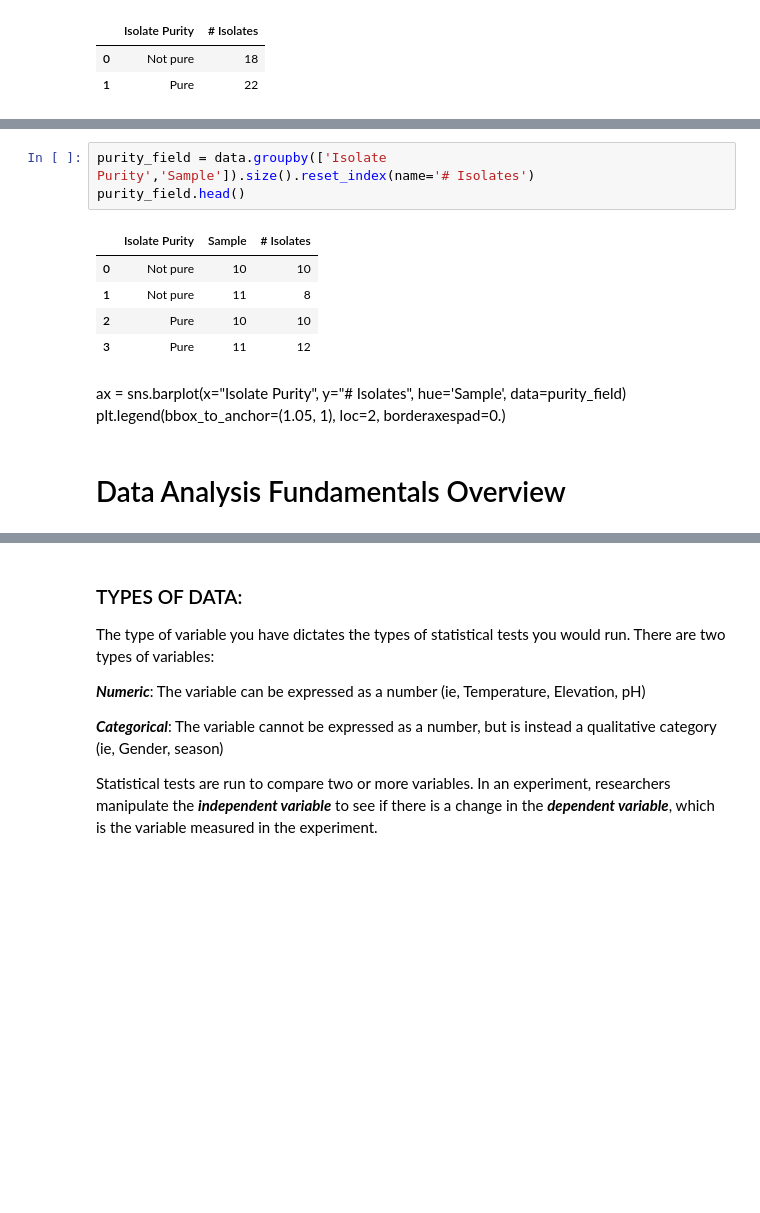
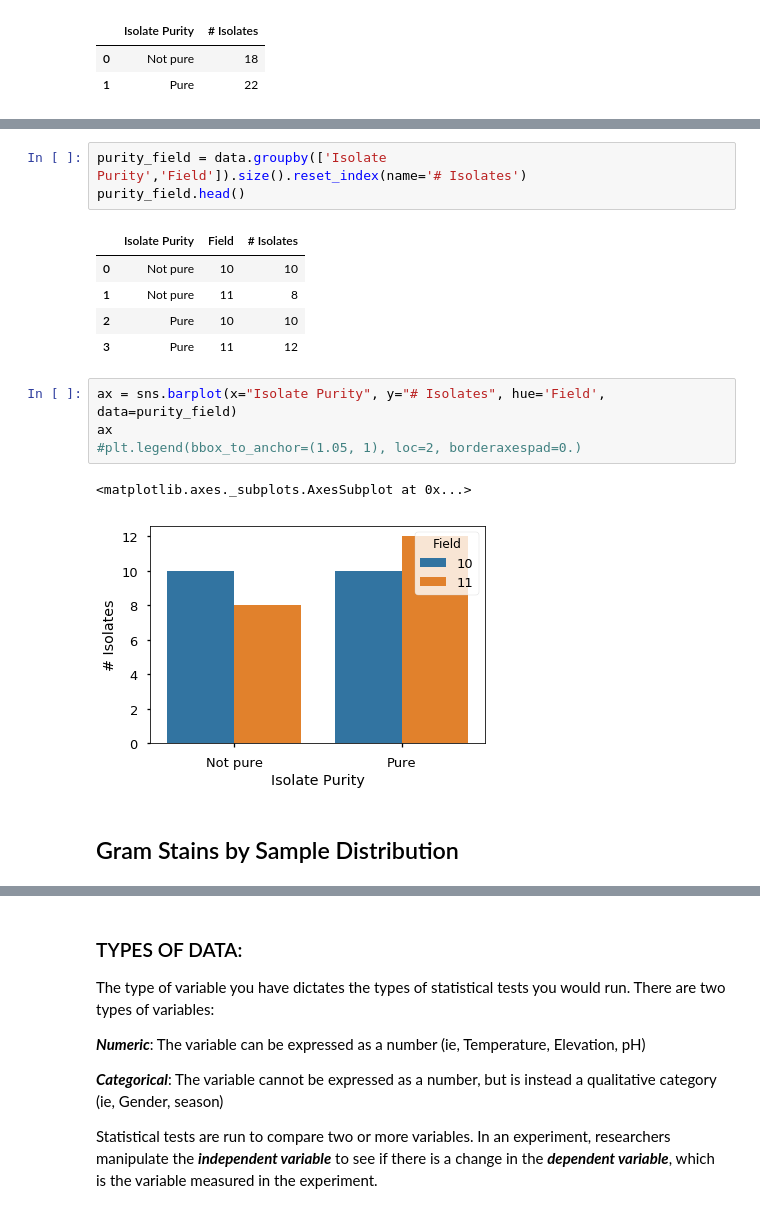
Before and after one commit to keithgmitchell/Isolate-Analysis, a Jupyter notebook: 109AL-F18 Analysis Notebook.ipynb, the cells around one changed output, grey strips where cells are left out. Saved outputs shown, nothing was run; the diff lists cells and outputs as text; blank space fills up the shorter version.

```diff
--- a/109AL-F18 Analysis Notebook.ipynb
+++ b/109AL-F18 Analysis Notebook.ipynb
@@ -107,14 +127,18 @@ ax = sns.barplot(x="Isolate Purity", y="# Isolates", data=purity)
 # %%
-purity_field = data.groupby(['Isolate Purity','Sample']).size().reset_index(name='# Isolates')
+purity_field = data.groupby(['Isolate Purity','Field']).size().reset_index(name='# Isolates')
 purity_field.head()
 # %% [output]
-|  | Isolate Purity | Sample | # Isolates |
+|  | Isolate Purity | Field | # Isolates |
 | 0 | Not pure | 10 | 10 |
 | 1 | Not pure | 11 | 8 |
 | 2 | Pure | 10 | 10 |
 | 3 | Pure | 11 | 12 |
-# %% [markdown]
-ax = sns.barplot(x="Isolate Purity", y="# Isolates", hue='Sample', data=purity_field)
-plt.legend(bbox_to_anchor=(1.05, 1), loc=2, borderaxespad=0.)
-# %% [markdown]
-# Data Analysis Fundamentals Overview
+# %%
+ax = sns.barplot(x="Isolate Purity", y="# Isolates", hue='Field', data=purity_field)
+ax
+#plt.legend(bbox_to_anchor=(1.05, 1), loc=2, borderaxespad=0.)
+# %% [output]
+<matplotlib.axes._subplots.AxesSubplot at 0x...>
+[figure, added]
+# %% [markdown]
+## Gram Stains by Sample Distribution
```
Also changed, not shown: parts of 30 cells of this notebook.
